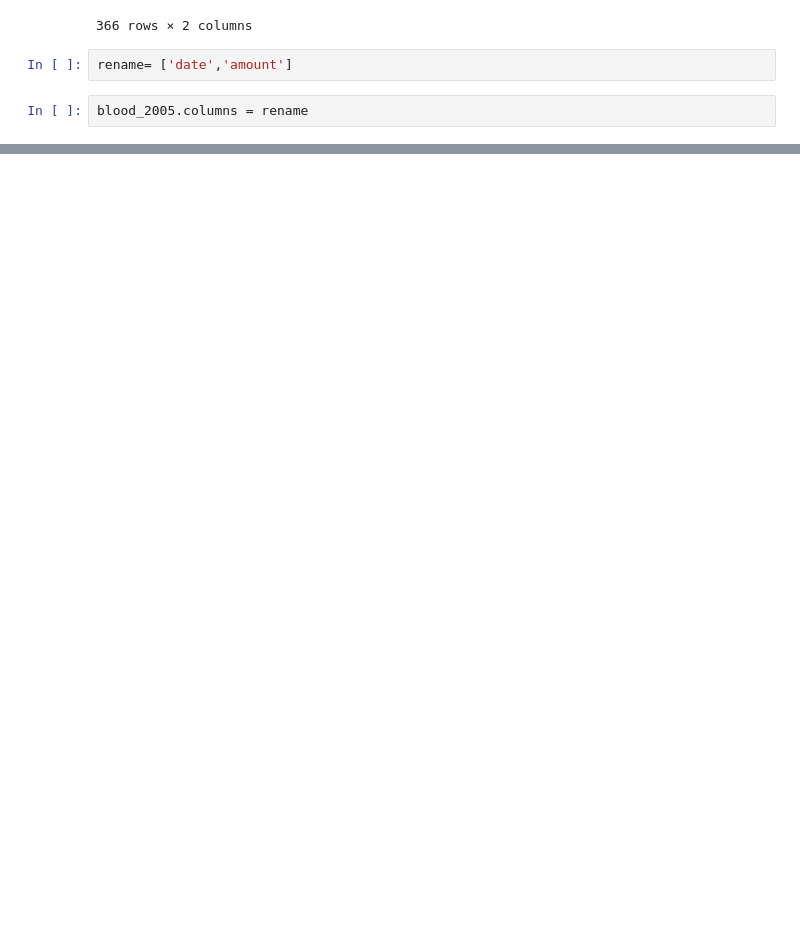
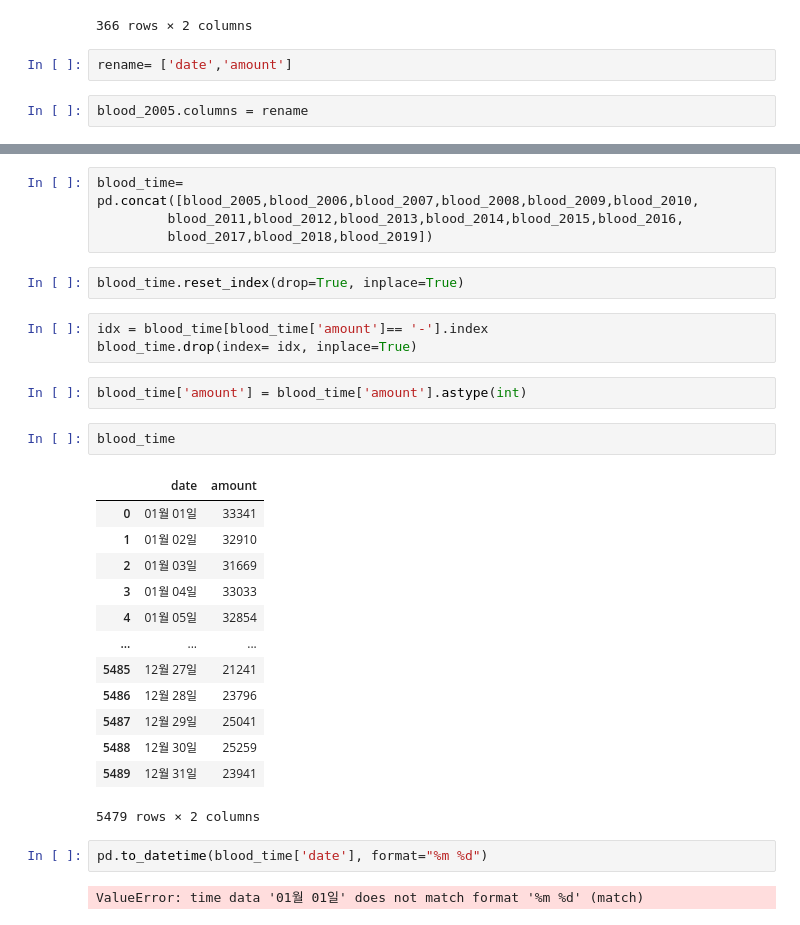
Before and after one commit to dch9610/BAB_Project, a Jupyter notebook: 수혈용 혈액 보유 추이.ipynb, the cells around one changed output, grey strips where cells are left out. Cells and saved outputs as stored; diff of their text form; blank space fills up the shorter version.

```diff
--- a/수혈용 혈액 보유 추이.ipynb
+++ b/수혈용 혈액 보유 추이.ipynb
@@ -196,0 +327,31 @@ blood_2005.columns = rename
+# %%
+blood_time= pd.concat([blood_2005,blood_2006,blood_2007,blood_2008,blood_2009,blood_2010,
+         blood_2011,blood_2012,blood_2013,blood_2014,blood_2015,blood_2016,
+         blood_2017,blood_2018,blood_2019])
+# %%
+blood_time.reset_index(drop=True, inplace=True)
+# %%
+idx = blood_time[blood_time['amount']== '-'].index
+blood_time.drop(index= idx, inplace=True)
+# %%
+blood_time['amount'] = blood_time['amount'].astype(int)
+# %%
+blood_time
+# %% [output]
+|  | date | amount |
+| 0 | 01월 01일 | 33341 |
+| 1 | 01월 02일 | 32910 |
+| 2 | 01월 03일 | 31669 |
+| 3 | 01월 04일 | 33033 |
+| 4 | 01월 05일 | 32854 |
+| ... | ... | ... |
+| 5485 | 12월 27일 | 21241 |
+| 5486 | 12월 28일 | 23796 |
+| 5487 | 12월 29일 | 25041 |
+| 5488 | 12월 30일 | 25259 |
+| 5489 | 12월 31일 | 23941 |
+5479 rows × 2 columns
+# %%
+pd.to_datetime(blood_time['date'], format="%m %d")
+# %% [output]
+ValueError: time data '01월 01일' does not match format '%m %d' (match)
```
Also changed, not shown: parts of 8 cells of this notebook.
